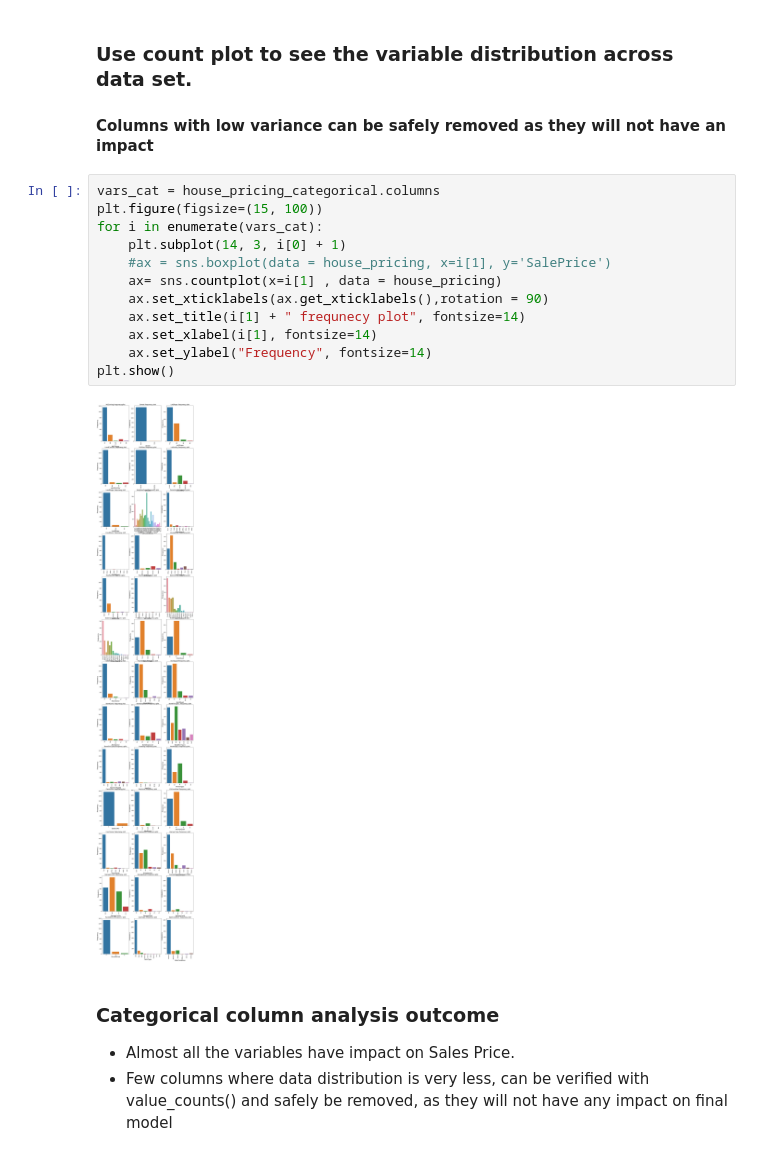
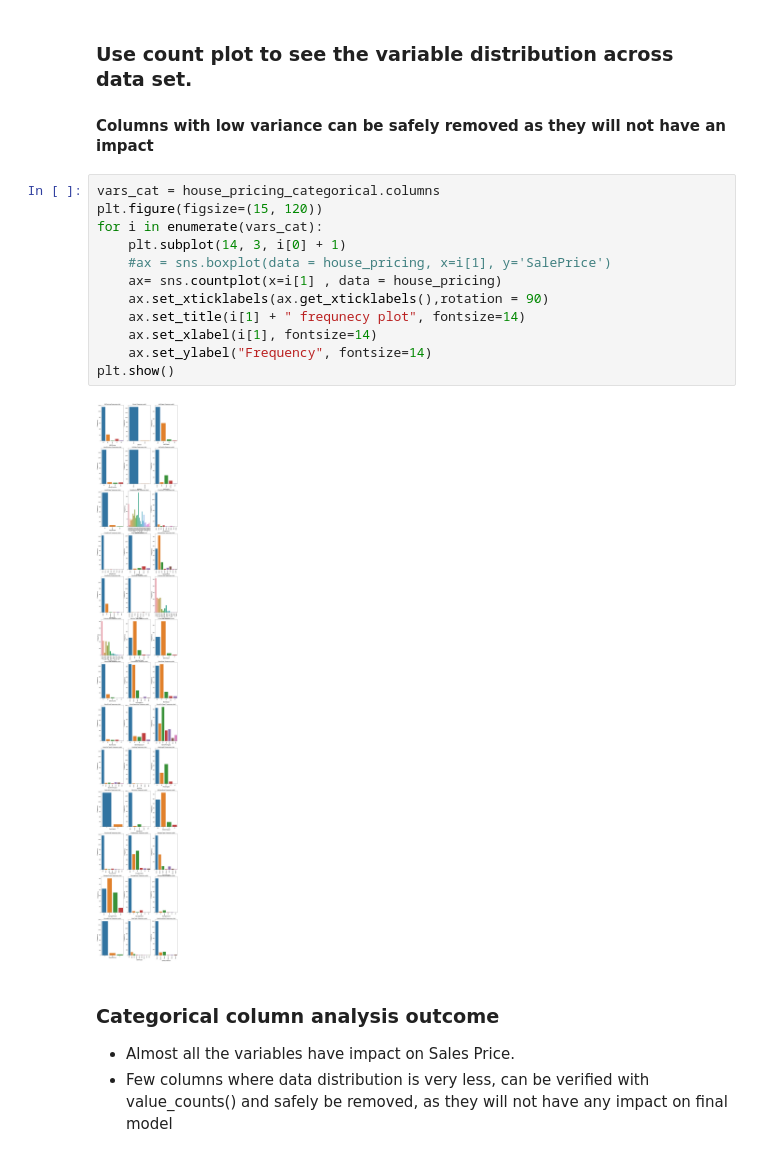
Before and after one commit to ps2420/Advance-Regression---House-Price-Prediction, a Jupyter notebook: Advanced Regression - House Price Prediction.ipynb, the cells around one changed output. Saved outputs shown, nothing was run; the diff lists cells and outputs as text.

```diff
--- a/Advanced Regression - House Price Prediction.ipynb
+++ b/Advanced Regression - House Price Prediction.ipynb
@@ -384,18 +384,18 @@ plt.show()
 #### Columns with low variance can be safely removed as they will not have an impact
 # %%
 vars_cat = house_pricing_categorical.columns
-plt.figure(figsize=(15, 100))
+plt.figure(figsize=(15, 120))
 for i in enumerate(vars_cat):
     plt.subplot(14, 3, i[0] + 1)
     #ax = sns.boxplot(data = house_pricing, x=i[1], y='SalePrice')
     ax= sns.countplot(x=i[1] , data = house_pricing)
     ax.set_xticklabels(ax.get_xticklabels(),rotation = 90)
     ax.set_title(i[1] + " frequnecy plot", fontsize=14)
     ax.set_xlabel(i[1], fontsize=14)
     ax.set_ylabel("Frequency", fontsize=14)
 plt.show()
 # %% [output]
-[figure, old version]
+[figure, new version]
 # %% [markdown]
 ### Categorical column analysis outcome
 
```
Also changed, not shown: parts of 3 cells of this notebook.
